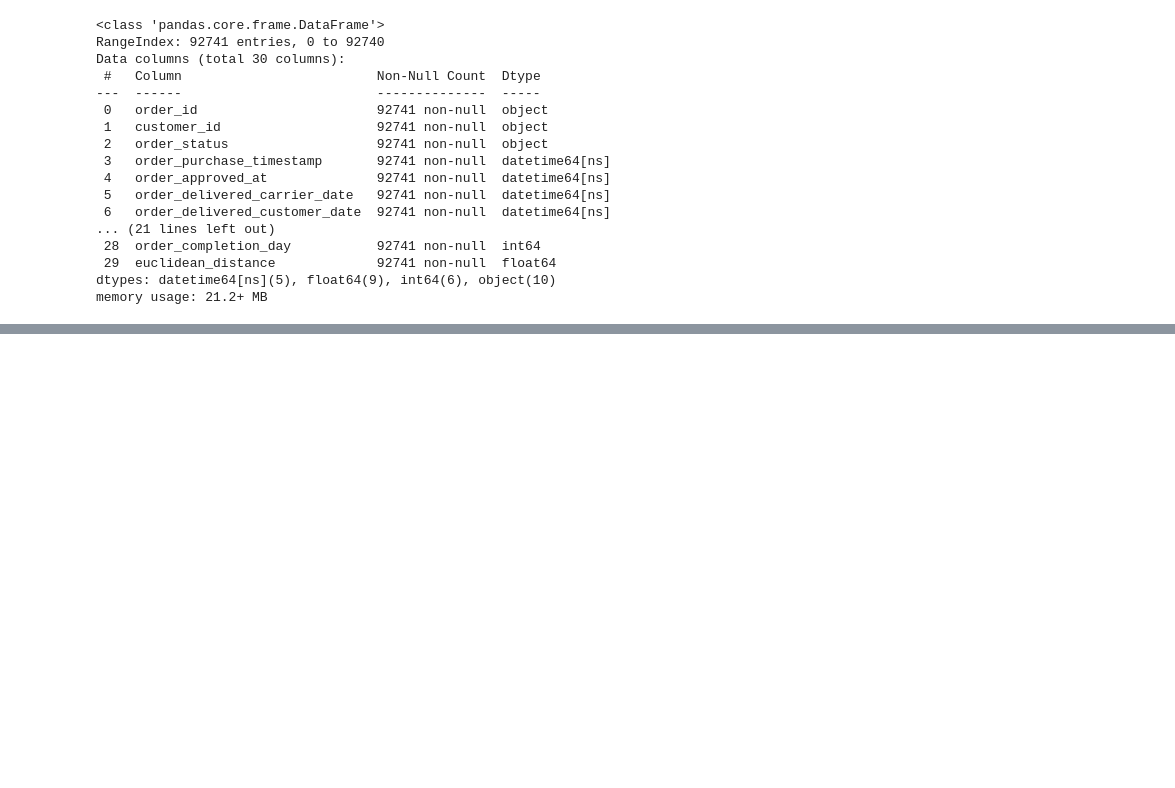
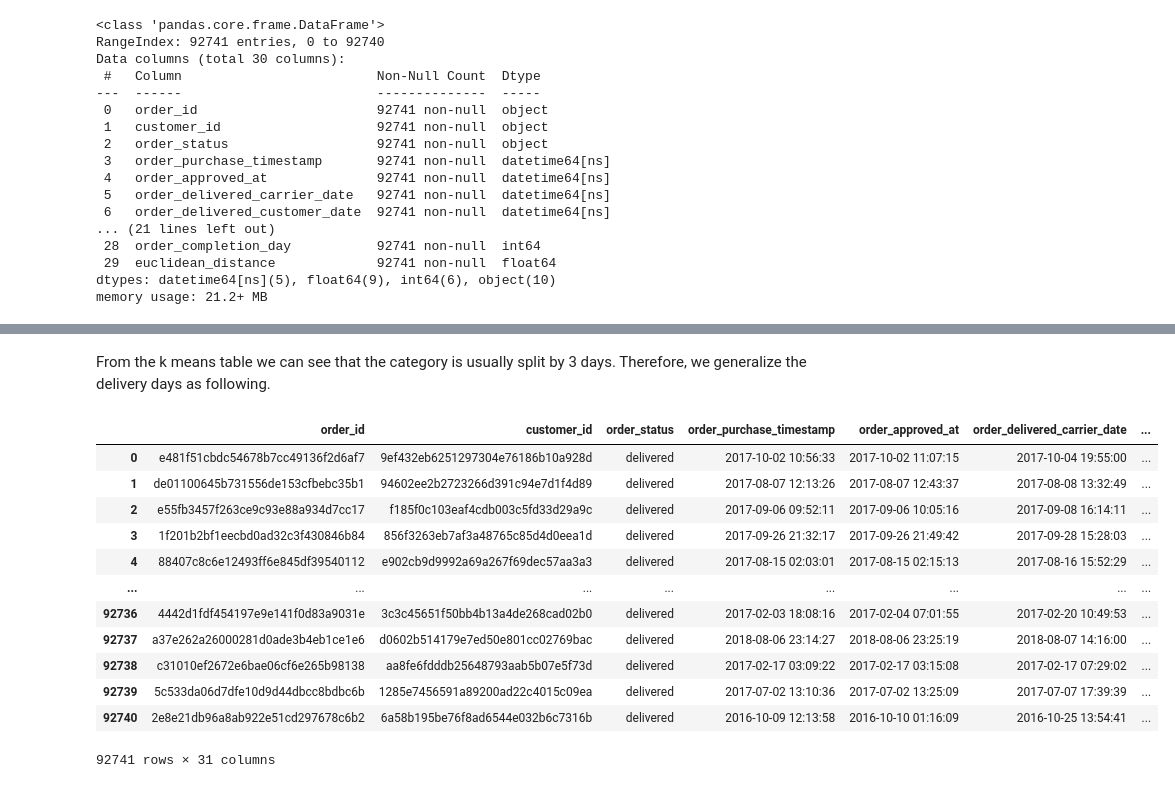
Before and after one commit to binnynaik30/Recommendation-System, a Jupyter notebook: delivery_time_dataset.ipynb, the cells around one changed output, grey strips where cells are left out. Cells and saved outputs as stored; diff of their text form; code cells hidden in the pictures; blank space fills up the shorter version.

```diff
--- a/delivery_time_dataset.ipynb
+++ b/delivery_time_dataset.ipynb
@@ -156,0 +222,29 @@ orders.to_csv("delivery_time_dataset.csv", index = False)
+# %% [markdown]
+From the k means table we can see that the category is usually split by 3 days. Therefore, we generalize the delivery days as following.
+# %%
+orders.loc[(orders["order_completion_day"] >= 0)&(orders["order_completion_day"] <=2), "target"] = "0-2"
+orders.loc[(orders["order_completion_day"] >= 3)&(orders["order_completion_day"] <=5), "target"] = "3-5"
+orders.loc[(orders["order_completion_day"] >= 6)&(orders["order_completion_day"] <=8), "target"] = "6-8"
+orders.loc[(orders["order_completion_day"] >= 9)&(orders["order_completion_day"] <=11), "target"] = "9-11"
+orders.loc[(orders["order_completion_day"] >= 12)&(orders["order_completion_day"] <=14), "target"] = "12-14"
+orders.loc[(orders["order_completion_day"] >= 15)&(orders["order_completion_day"] <=17), "target"] = "15-17"
+orders.loc[(orders["order_completion_day"] >= 18)&(orders["order_completion_day"] <=20), "target"] = "18-20"
+orders.loc[(orders["order_completion_day"] >= 21)&(orders["order_completion_day"] <=23), "target"] = "21-23"
+orders.loc[(orders["order_completion_day"] >= 24)&(orders["order_completion_day"] <=26), "target"] = "24-26"
+orders.loc[(orders["order_completion_day"] >= 27)&(orders["order_completion_day"] <=29), "target"] = "27-29"
+orders.loc[orders["order_completion_day"] >= 30, "target"] = "30+"
+orders
+# %% [output]
+|  | order_id | customer_id | order_status | order_purchase_timestamp | order_approved_at | order_delivered_carrier_date | ... |
+| 0 | e481f51cbdc54678b7cc49136f2d6af7 | 9ef432eb6251297304e76186b10a928d | delivered | 2017-10-02 10:56:33 | 2017-10-02 11:07:15 | 2017-10-04 19:55:00 | ... |
+| 1 | de01100645b731556de153cfbebc35b1 | 94602ee2b2723266d391c94e7d1f4d89 | delivered | 2017-08-07 12:13:26 | 2017-08-07 12:43:37 | 2017-08-08 13:32:49 | ... |
+| 2 | e55fb3457f263ce9c93e88a934d7cc17 | f185f0c103eaf4cdb003c5fd33d29a9c | delivered | 2017-09-06 09:52:11 | 2017-09-06 10:05:16 | 2017-09-08 16:14:11 | ... |
+| 3 | 1f201b2bf1eecbd0ad32c3f430846b84 | 856f3263eb7af3a48765c85d4d0eea1d | delivered | 2017-09-26 21:32:17 | 2017-09-26 21:49:42 | 2017-09-28 15:28:03 | ... |
+| 4 | 88407c8c6e12493ff6e845df39540112 | e902cb9d9992a69a267f69dec57aa3a3 | delivered | 2017-08-15 02:03:01 | 2017-08-15 02:15:13 | 2017-08-16 15:52:29 | ... |
+| ... | ... | ... | ... | ... | ... | ... | ... |
+| 92736 | 4442d1fdf454197e9e141f0d83a9031e | 3c3c45651f50bb4b13a4de268cad02b0 | delivered | 2017-02-03 18:08:16 | 2017-02-04 07:01:55 | 2017-02-20 10:49:53 | ... |
+| 92737 | a37e262a26000281d0ade3b4eb1ce1e6 | d0602b514179e7ed50e801cc02769bac | delivered | 2018-08-06 23:14:27 | 2018-08-06 23:25:19 | 2018-08-07 14:16:00 | ... |
+| 92738 | c31010ef2672e6bae06cf6e265b98138 | aa8fe6fdddb25648793aab5b07e5f73d | delivered | 2017-02-17 03:09:22 | 2017-02-17 03:15:08 | 2017-02-17 07:29:02 | ... |
+| 92739 | 5c533da06d7dfe10d9d44dbcc8bdbc6b | 1285e7456591a89200ad22c4015c09ea | delivered | 2017-07-02 13:10:36 | 2017-07-02 13:25:09 | 2017-07-07 17:39:39 | ... |
+| 92740 | 2e8e21db96a8ab922e51cd297678c6b2 | 6a58b195be76f8ad6544e032b6c7316b | delivered | 2016-10-09 12:13:58 | 2016-10-10 01:16:09 | 2016-10-25 13:54:41 | ... |
+92741 rows × 31 columns
```
Also changed, not shown: parts of 10 cells of this notebook.
